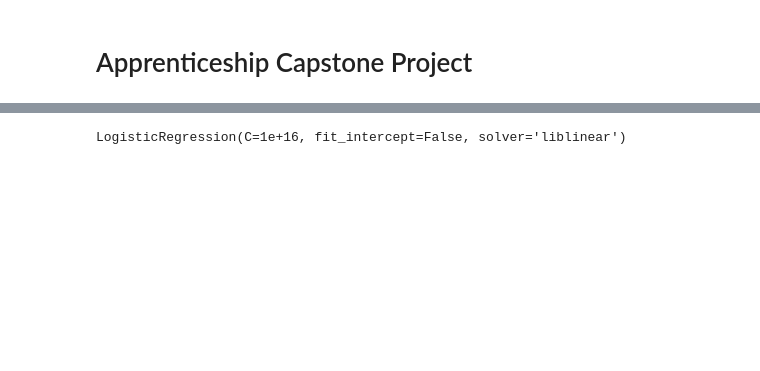
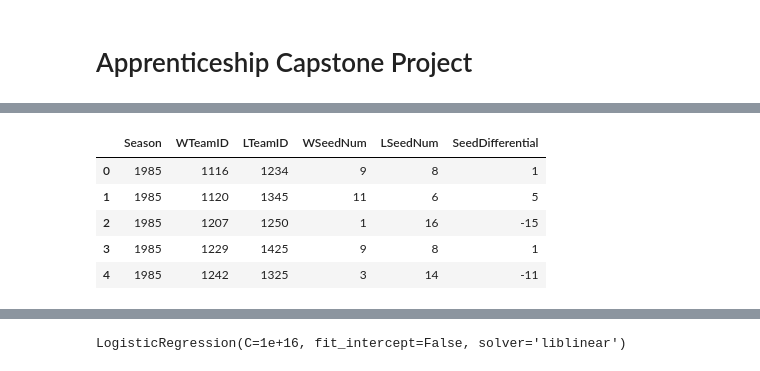
Before and after one commit to jpasquesi/dsc-final-capstone, a Jupyter notebook: capstone-notebook.ipynb, the cells around one changed output, grey strips where cells are left out. Saved outputs shown, nothing was run; the diff lists cells and outputs as text; code cells hidden in the pictures; blank space fills up the shorter version.

```diff
--- a/capstone-notebook.ipynb
+++ b/capstone-notebook.ipynb
@@ -140,0 +56,5 @@ Name: POSTSEASON_R68, dtype: int64
+# %%
+seeds['SeedNum'] = seeds['Seed'].str[1:3]
+seeds['SeedNum'] = pd.to_numeric(seeds['SeedNum'])
+seeds.drop('Seed', inplace = True, axis=1)
+seeds.head()
@@ -140,0 +68,4 @@ Name: POSTSEASON_R68, dtype: int64
+# %%
+tourney_features = ['Season', 'WTeamID', 'LTeamID']
+tourney = tourney[tourney_features]
+tourney.head()
@@ -140,0 +79,6 @@ Name: POSTSEASON_R68, dtype: int64
+# %%
+Wteams = seeds.rename(columns = {'TeamID':'WTeamID', 'SeedNum':'WSeedNum'})
+Lteams = seeds.rename(columns = {'TeamID':'LTeamID', 'SeedNum':'LSeedNum'})
+win_merge = pd.merge(left = tourney, right = Wteams, how = 'left', on = ['Season', 'WTeamID'])
+data = pd.merge(left = win_merge, right = Lteams, how = 'left', on = ['Season', 'LTeamID'])
+data.head()
@@ -140,0 +92,10 @@ Name: POSTSEASON_R68, dtype: int64
+# %%
+data['SeedDifferential'] = data['WSeedNum'] - data['LSeedNum']
+data.head()
+# %% [output]
+|  | Season | WTeamID | LTeamID | WSeedNum | LSeedNum | SeedDifferential |
+| 0 | 1985 | 1116 | 1234 | 9 | 8 | 1 |
+| 1 | 1985 | 1120 | 1345 | 11 | 6 | 5 |
+| 2 | 1985 | 1207 | 1250 | 1 | 16 | -15 |
+| 3 | 1985 | 1229 | 1425 | 9 | 8 | 1 |
+| 4 | 1985 | 1242 | 1325 | 3 | 14 | -11 |
```
Also changed, not shown: parts of 48 cells of this notebook.
